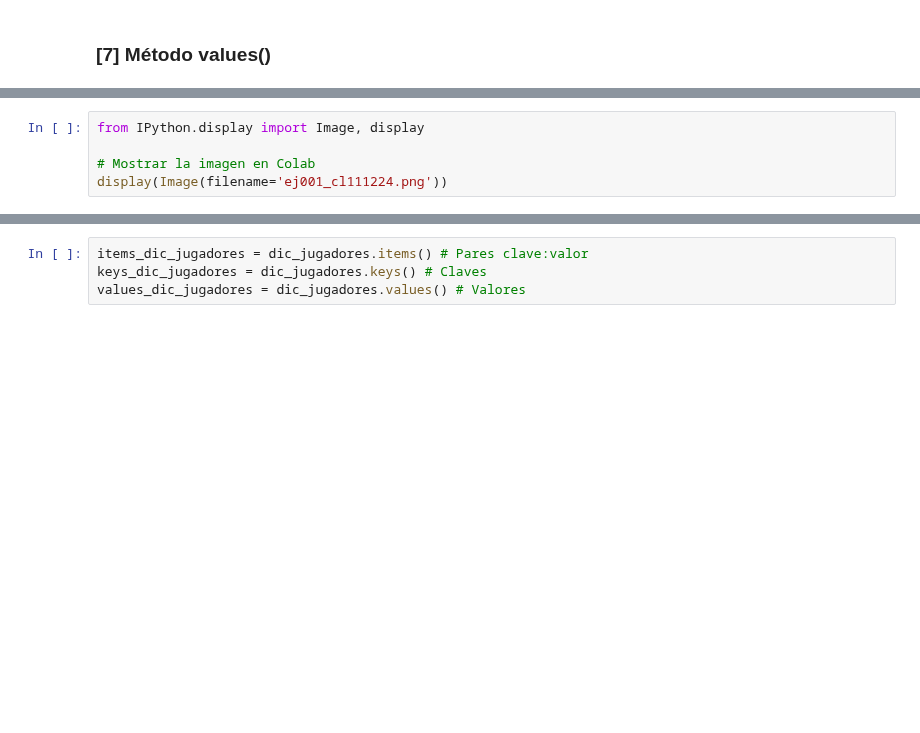
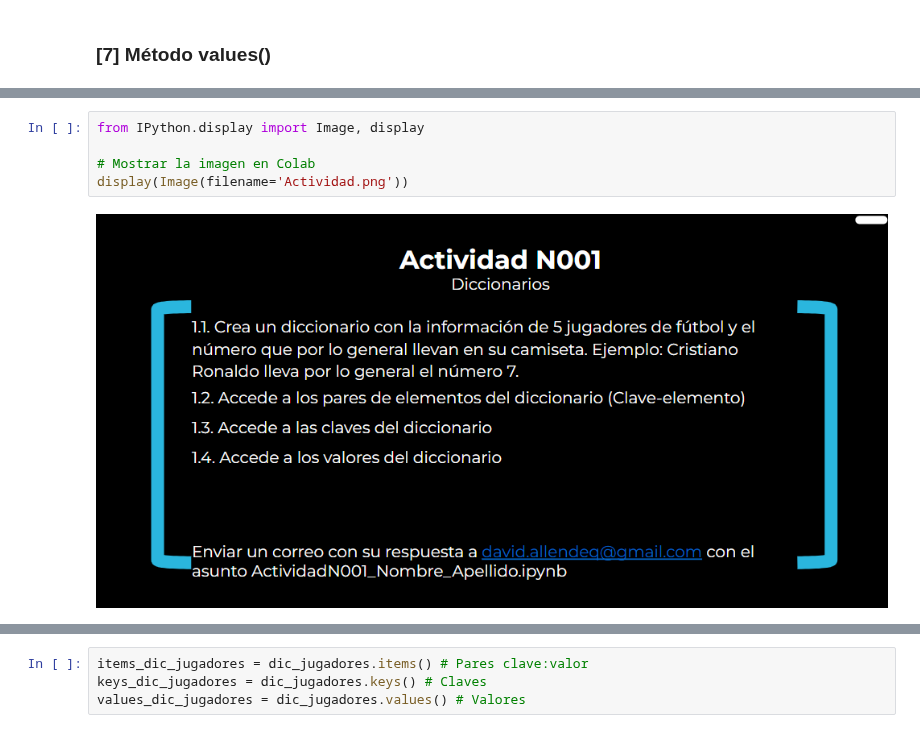
Before and after one commit to mpintoponce/python_utec, a Jupyter notebook: Modulo02:Estructuras_de_datos_secuenciales/04.Diccionarios.ipynb, the cells around one changed output, grey strips where cells are left out. Saved outputs shown, nothing was run; the diff lists cells and outputs as text; blank space fills up the shorter version.

```diff
--- a/Modulo02:Estructuras_de_datos_secuenciales/04.Diccionarios.ipynb
+++ b/Modulo02:Estructuras_de_datos_secuenciales/04.Diccionarios.ipynb
@@ -536,8 +624,10 @@ uploaded = files.upload()
 # %%
 from IPython.display import Image, display
 
 # Mostrar la imagen en Colab
-display(Image(filename='ej001_cl111224.png'))
+display(Image(filename='Actividad.png'))
+# %% [output]
+[figure, added]
 # %%
   dic_jugadores = {
       "messi":10,
```
Also changed, not shown: parts of 39 cells of this notebook.
